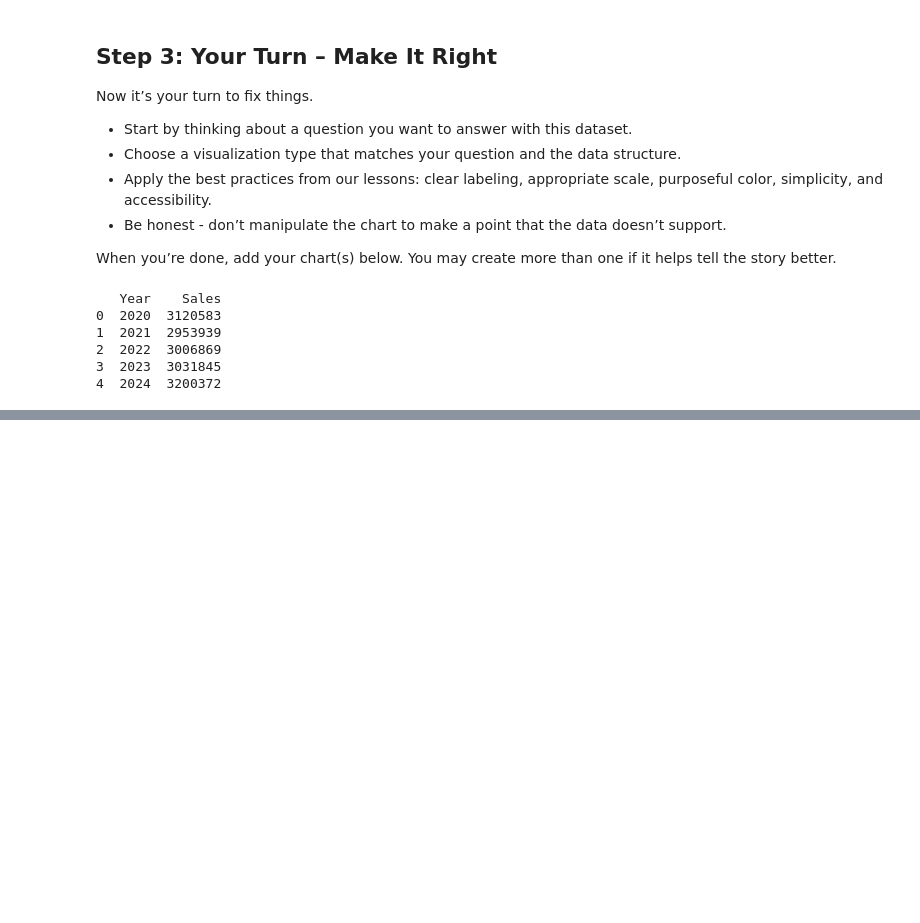
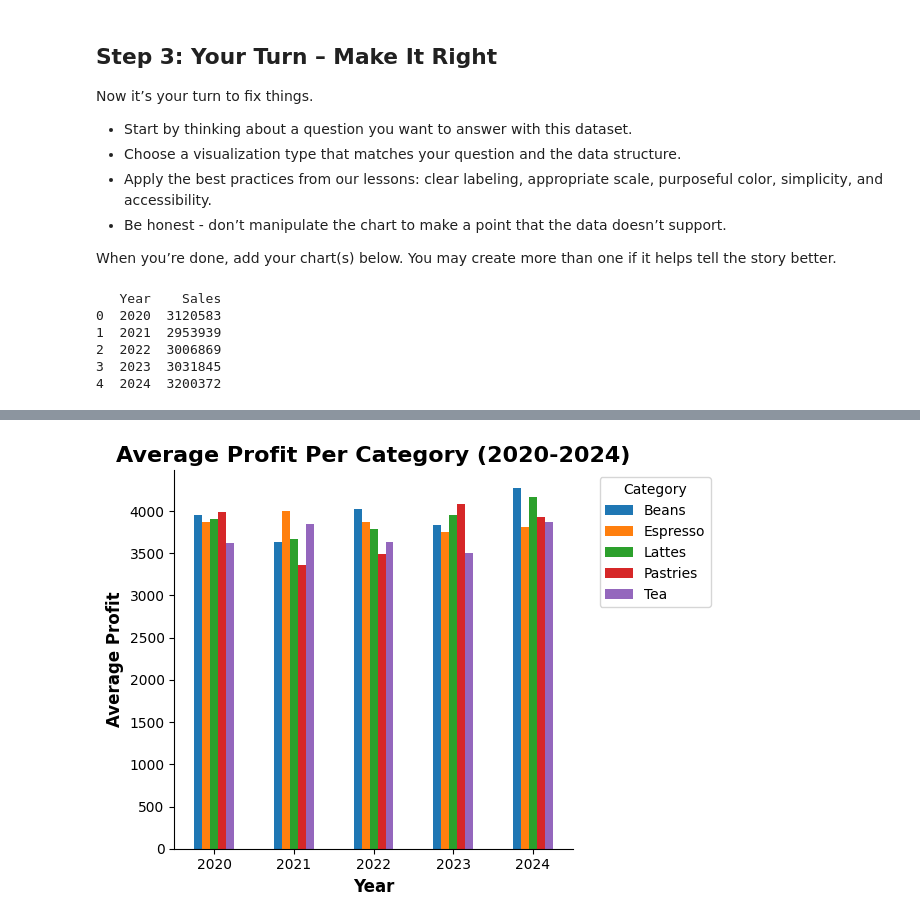
Before and after one commit to shivahari04/DA_M3_DataVizChallenge, a Jupyter notebook: data_viz_ethics_challenge.ipynb, the cells around one changed output, grey strips where cells are left out. Saved outputs shown, nothing was run; the diff lists cells and outputs as text; code cells hidden in the pictures; blank space fills up the shorter version.

```diff
--- a/data_viz_ethics_challenge.ipynb
+++ b/data_viz_ethics_challenge.ipynb
@@ -147,0 +206,8 @@ plt.show()
+# %%
+# To find Average profit by category for each year
+
+Profit= coffee_df.groupby(["Category","Year"])["Profit"].mean().round(2).reset_index()
+
+Profit = Profit.sort_values("Year")
+
+print(Profit)
@@ -147,0 +241,23 @@ plt.show()
+# %%
+# Visualization to show Average Profit by Category
+
+plt.Figure(figsize=(12,8))
+
+grouped_result = Profit.pivot(index="Year", columns="Category", values="Profit")
+
+grouped_result.plot(kind="bar", stacked=False)
+
+plt.title("Average Profit Per Category (2020-2024)", fontsize=16, fontweight="bold")
+plt.xlabel("Year", fontsize=12, fontweight="bold")
+plt.ylabel("Average Profit", fontsize=12, fontweight="bold")
+plt.xticks( rotation = 0)
+plt.legend(title="Category", bbox_to_anchor=(1.05, 1), loc="upper left")
+
+ax = plt.gca()
+ax.spines['top'].set_visible(False)
+ax.spines['right'].set_visible(False)
+
+plt.tight_layout()
+plt.show()
+# %% [output]
+[figure, added]
```
Also changed, not shown: parts of 9 cells of this notebook.
